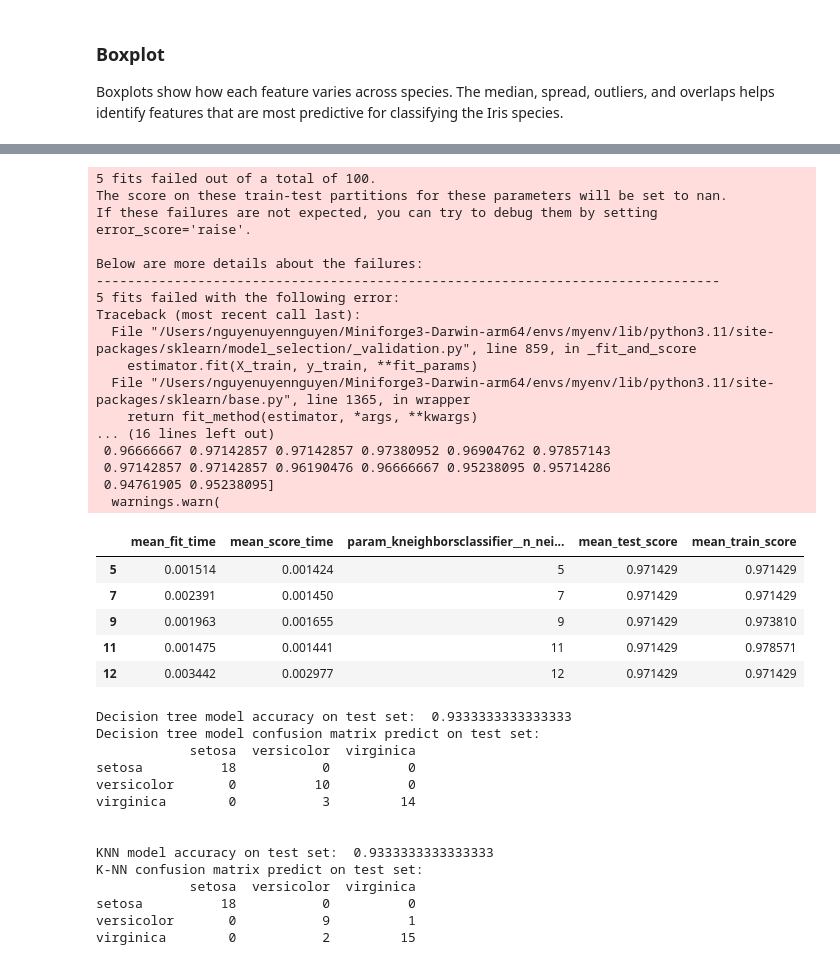
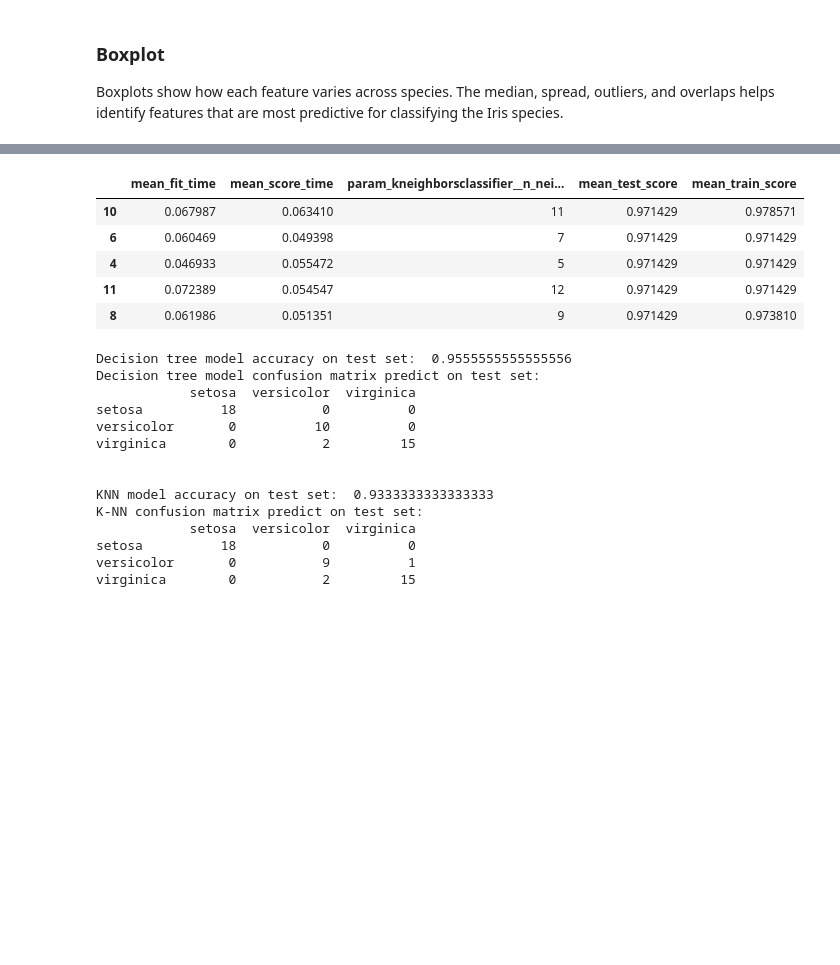
Before and after one commit to tiffchu/group28, a Jupyter notebook: iris_predictor_report.ipynb, the cells around one changed output, grey strips where cells are left out. Saved outputs shown, nothing was run; the diff lists cells and outputs as text; code cells hidden in the pictures; blank space fills up the shorter version.

```diff
--- a/iris_predictor_report.ipynb
+++ b/iris_predictor_report.ipynb
@@ -267,5 +265,4 @@ note: all tables and figure should have a figure/table number and a legend
 # %%
-# TODO -> use decision tree or whatever classifier. Might also want a pipeline for scaling etc
 
 from sklearn.model_selection import train_test_split
 from sklearn.preprocessing import StandardScaler
@@ -288,7 +285,7 @@ scaling = StandardScaler()
 #Decision Tree
 
 param_grid = {
-    "decisiontreeclassifier__max_depth": range(0,20)
+    "decisiontreeclassifier__max_depth": range(1,20)
     }
 
 pipe = make_pipeline(scaling, DecisionTreeClassifier())
@@ -326,48 +306,30 @@ Traceback (most recent call last):
 # %%
 #K-NN classifer
 
 param_grid = {
-    "n_neighbors": range(0,20),
+    "n_neighbors": range(1,20),
     }
 
 param_grid = {
-    "kneighborsclassifier__n_neighbors": range(0,20)
+    "kneighborsclassifier__n_neighbors": range(1,20)
     }
 
 pipe = make_pipeline(scaling, KNeighborsClassifier())
 knn_random_search = RandomizedSearchCV(
             pipe, param_distributions=param_grid, n_jobs=-1, n_iter=50, cv=5, return_train_score=True, random_state=123
     )
 
 knn_random_search.fit(X_train, y_train)
 pd.DataFrame(knn_random_search.cv_results_)[['mean_fit_time', 'mean_score_time', 'param_kneighborsclassifier__n_neighbors',
                                                          'mean_test_score', 'mean_train_score']].sort_values('mean_test_score', ascending = False).head()
 # %% [output]
-5 fits failed out of a total of 100.
-The score on these train-test partitions for these parameters will be set to nan.
-If these failures are not expected, you can try to debug them by setting error_score='raise'.
-
-Below are more details about the failures:
---------------------------------------------------------------------------------
-5 fits failed with the following error:
-Traceback (most recent call last):
-  File "/Users/nguyenuyennguyen/Miniforge3-Darwin-arm64/envs/myenv/lib/python3.11/site-packages/sklearn/model_selection/_validation.py", line 859, in _fit_and_score
-    estimator.fit(X_train, y_train, **fit_params)
-  File "/Users/nguyenuyennguyen/Miniforge3-Darwin-arm64/envs/myenv/lib/python3.11/site-packages/sklearn/base.py", line 1365, in wrapper
-    return fit_method(estimator, *args, **kwargs)
-... (16 lines left out)
- 0.96666667 0.97142857 0.97142857 0.97380952 0.96904762 0.97857143
- 0.97142857 0.97142857 0.96190476 0.96666667 0.95238095 0.95714286
- 0.94761905 0.95238095]
-  warnings.warn(
 |  | mean_fit_time | mean_score_time | param_kneighborsclassifier__n_nei... | mean_test_score | mean_train_score |
-| 5 | 0.001514 | 0.001424 | 5 | 0.971429 | 0.971429 |
-| 7 | 0.002391 | 0.001450 | 7 | 0.971429 | 0.971429 |
-| 9 | 0.001963 | 0.001655 | 9 | 0.971429 | 0.973810 |
-| 11 | 0.001475 | 0.001441 | 11 | 0.971429 | 0.978571 |
-| 12 | 0.003442 | 0.002977 | 12 | 0.971429 | 0.971429 |
+| 10 | 0.067987 | 0.063410 | 11 | 0.971429 | 0.978571 |
+| 6 | 0.060469 | 0.049398 | 7 | 0.971429 | 0.971429 |
+| 4 | 0.046933 | 0.055472 | 5 | 0.971429 | 0.971429 |
+| 11 | 0.072389 | 0.054547 | 12 | 0.971429 | 0.971429 |
+| 8 | 0.061986 | 0.051351 | 9 | 0.971429 | 0.973810 |
 # %%
-# TODO -> creates a visualization of the result of the analysis
 decision_tree = ds_random_search.best_estimator_
 knn = knn_random_search.best_estimator_
 
@@ -395,12 +357,12 @@ cm_knn = pd.DataFrame(
 print("K-NN confusion matrix predict on test set:")
 print(cm_knn)
 # %% [output]
-Decision tree model accuracy on test set:  0.9333333333333333
+Decision tree model accuracy on test set:  0.9555555555555556
 Decision tree model confusion matrix predict on test set:
             setosa  versicolor  virginica
 setosa          18           0          0
 versicolor       0          10          0
-virginica        0           3         14
+virginica        0           2         15
 
 
 KNN model accuracy on test set:  0.9333333333333333
```
Also changed, not shown: parts of 5 cells of this notebook, 1 other file.
